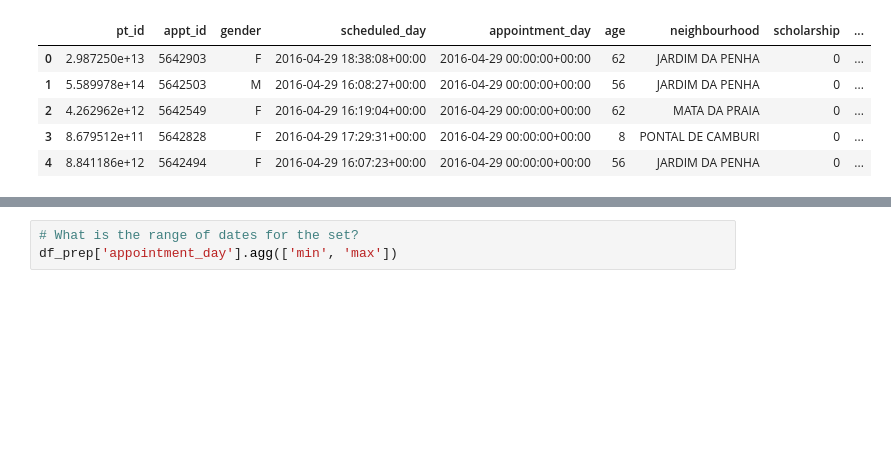
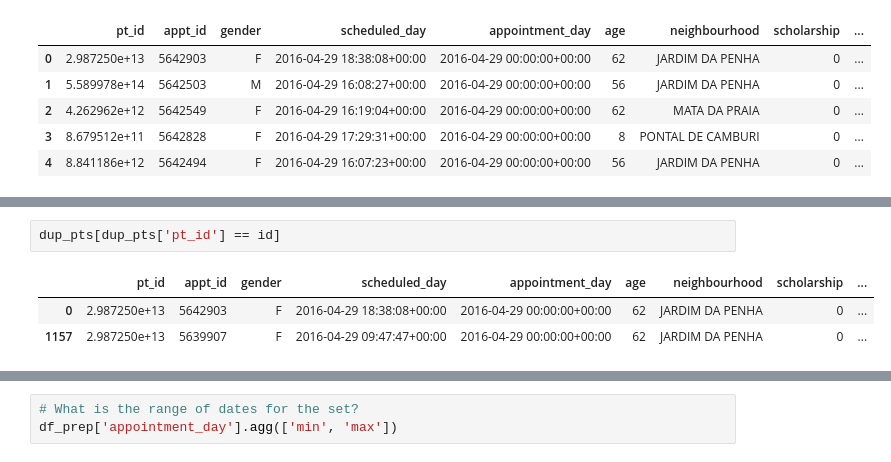
Before and after one commit to afbowman/UnsupervisedLearning, a Jupyter notebook: Capstone_Project.ipynb, the cells around one changed output, grey strips where cells are left out. Drawn from its saved outputs; the diff is of its cells as text; blank space fills up the shorter version.

```diff
--- a/Capstone_Project.ipynb
+++ b/Capstone_Project.ipynb
@@ -328,0 +411,6 @@ df_prep.head()
+# %%
+dup_pts[dup_pts['pt_id'] == id]
+# %% [output]
+|  | pt_id | appt_id | gender | scheduled_day | appointment_day | age | neighbourhood | scholarship | ... |
+| 0 | 2.987250e+13 | 5642903 | F | 2016-04-29 18:38:08+00:00 | 2016-04-29 00:00:00+00:00 | 62 | JARDIM DA PENHA | 0 | ... |
+| 1157 | 2.987250e+13 | 5639907 | F | 2016-04-29 09:47:47+00:00 | 2016-04-29 00:00:00+00:00 | 62 | JARDIM DA PENHA | 0 | ... |
```
Also changed, not shown: parts of 20 cells of this notebook.
